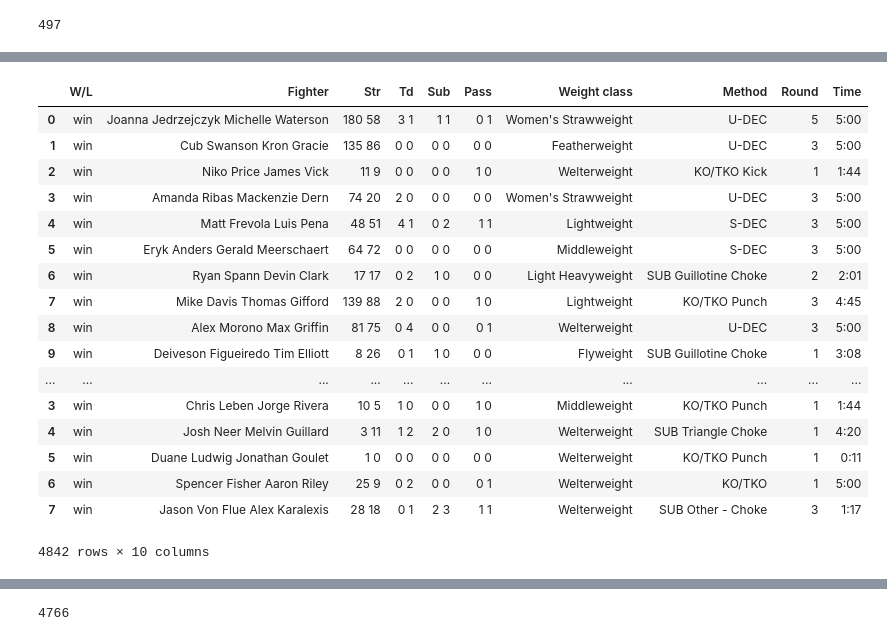
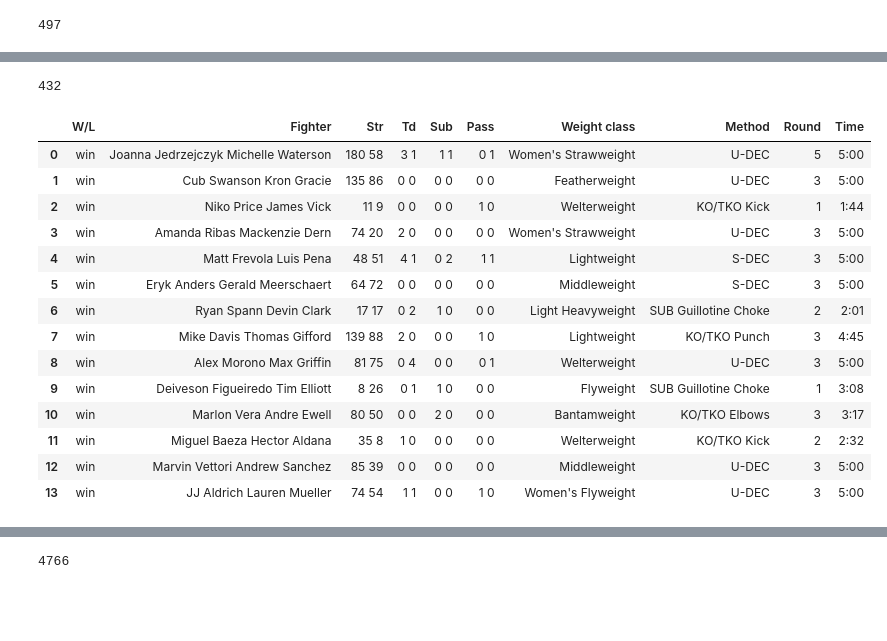
Before and after one commit to hmnathel/UFC_predict, a Jupyter notebook: ufc_stats_data.ipynb, the cells around one changed output, grey strips where cells are left out. Drawn from its saved outputs; the diff is of its cells as text; code cells hidden in the pictures; blank space fills up the shorter version.

Commit message:
got most data

```diff
--- a/ufc_stats_data.ipynb
+++ b/ufc_stats_data.ipynb
@@ -73,8 +54,0 @@ len(events06on)
-# %%
-Dates = []
-Locs = []
-for i in events06on:
-    event = bs((requests.get(i)).content, 'html.parser')
-    event_info = event.find_all("li", class_="b-list__box-list-item")
-    Dates.append(event_info[0].text.strip().strip('Date:\n      \n      '))
-    Locs.append(event_info[1].text.strip().strip('Location:\n      \n\n      '))
@@ -120,0 +59,8 @@ Locs
+# %%
+eventsdf = pd.DataFrame()
+eventsdf['url'] = eventlinks
+eventsdf['dates'] = eventdates
+eventsdf['locs'] = eventlocs
+# %%
+eventsdf = eventsdf[:432]
+eventsdf
@@ -121,26 +86,27 @@ Locs
 # %%
 allfights = []
-for i in events06on:
+for i in eventsdf['url']:
     allfights.append(pd.read_html(i)[0])
-allfights = pd.concat(allfights)
+# allfights = pd.concat(allfights)
+# %%
+len(allfights)
+# %% [output]
+432
 # %%
-allfights
+allfights[0]
 # %% [output]
 |  | W/L | Fighter | Str | Td | Sub | Pass | Weight class | Method | Round | Time |
 | 0 | win | Joanna Jedrzejczyk Michelle Waterson | 180 58 | 3 1 | 1 1 | 0 1 | Women's Strawweight | U-DEC | 5 | 5:00 |
 | 1 | win | Cub Swanson Kron Gracie | 135 86 | 0 0 | 0 0 | 0 0 | Featherweight | U-DEC | 3 | 5:00 |
 | 2 | win | Niko Price James Vick | 11 9 | 0 0 | 0 0 | 1 0 | Welterweight | KO/TKO Kick | 1 | 1:44 |
 | 3 | win | Amanda Ribas Mackenzie Dern | 74 20 | 2 0 | 0 0 | 0 0 | Women's Strawweight | U-DEC | 3 | 5:00 |
 | 4 | win | Matt Frevola Luis Pena | 48 51 | 4 1 | 0 2 | 1 1 | Lightweight | S-DEC | 3 | 5:00 |
 | 5 | win | Eryk Anders Gerald Meerschaert | 64 72 | 0 0 | 0 0 | 0 0 | Middleweight | S-DEC | 3 | 5:00 |
 | 6 | win | Ryan Spann Devin Clark | 17 17 | 0 2 | 1 0 | 0 0 | Light Heavyweight | SUB Guillotine Choke | 2 | 2:01 |
 | 7 | win | Mike Davis Thomas Gifford | 139 88 | 2 0 | 0 0 | 1 0 | Lightweight | KO/TKO Punch | 3 | 4:45 |
 | 8 | win | Alex Morono Max Griffin | 81 75 | 0 4 | 0 0 | 0 1 | Welterweight | U-DEC | 3 | 5:00 |
 | 9 | win | Deiveson Figueiredo Tim Elliott | 8 26 | 0 1 | 1 0 | 0 0 | Flyweight | SUB Guillotine Choke | 1 | 3:08 |
-| ... | ... | ... | ... | ... | ... | ... | ... | ... | ... | ... |
-| 3 | win | Chris Leben Jorge Rivera | 10 5 | 1 0 | 0 0 | 1 0 | Middleweight | KO/TKO Punch | 1 | 1:44 |
-| 4 | win | Josh Neer Melvin Guillard | 3 11 | 1 2 | 2 0 | 1 0 | Welterweight | SUB Triangle Choke | 1 | 4:20 |
-| 5 | win | Duane Ludwig Jonathan Goulet | 1 0 | 0 0 | 0 0 | 0 0 | Welterweight | KO/TKO Punch | 1 | 0:11 |
-| 6 | win | Spencer Fisher Aaron Riley | 25 9 | 0 2 | 0 0 | 0 1 | Welterweight | KO/TKO | 1 | 5:00 |
-| 7 | win | Jason Von Flue Alex Karalexis | 28 18 | 0 1 | 2 3 | 1 1 | Welterweight | SUB Other - Choke | 3 | 1:17 |
+| 10 | win | Marlon Vera Andre Ewell | 80 50 | 0 0 | 2 0 | 0 0 | Bantamweight | KO/TKO Elbows | 3 | 3:17 |
+| 11 | win | Miguel Baeza Hector Aldana | 35 8 | 1 0 | 0 0 | 0 0 | Welterweight | KO/TKO Kick | 2 | 2:32 |
+| 12 | win | Marvin Vettori Andrew Sanchez | 85 39 | 0 0 | 0 0 | 0 0 | Middleweight | U-DEC | 3 | 5:00 |
+| 13 | win | JJ Aldrich Lauren Mueller | 74 54 | 1 1 | 0 0 | 1 0 | Women's Flyweight | U-DEC | 3 | 5:00 |
-4842 rows × 10 columns
```
Also changed, not shown: parts of 66 cells of this notebook, 9 other files.
